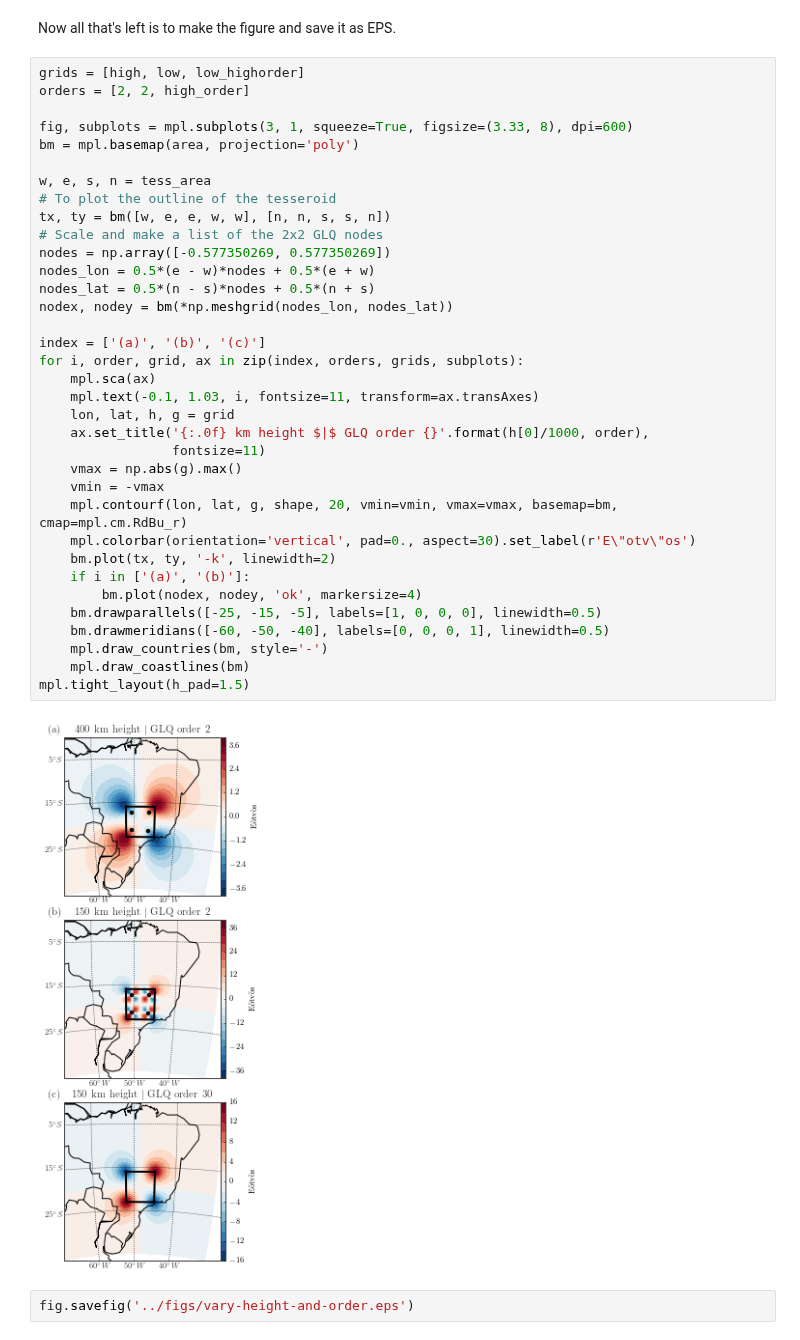
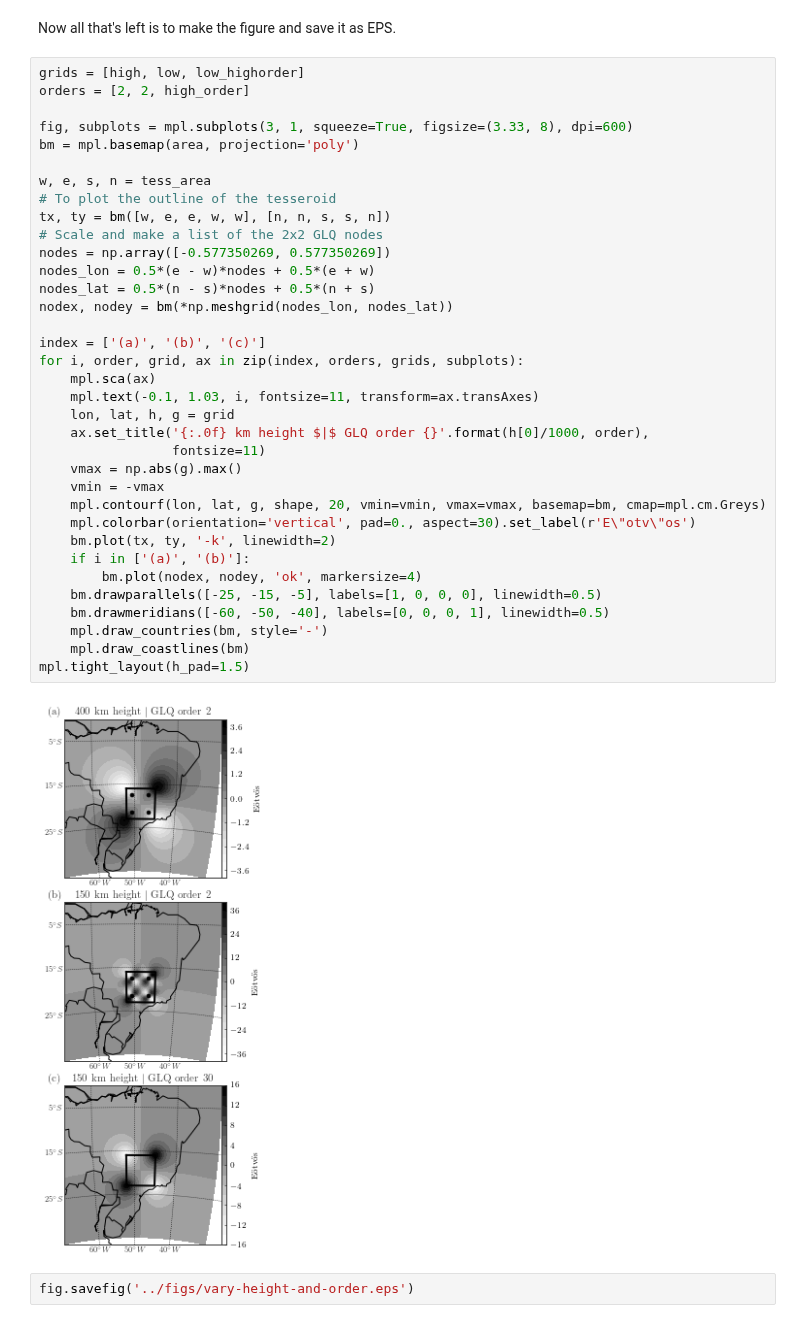
Before and after one commit to pinga-lab/paper-tesseroids, a Jupyter notebook: notebooks/methods_figures.ipynb, the cells around one changed output. Saved outputs shown, nothing was run; the diff lists cells and outputs as text.

Commit message:
Update division fig and make sample in greys
Avoid color figures if I can to reduce the cost of the article. These
don't look bad in greys.

```diff
--- a/notebooks/methods_figures.ipynb
+++ b/notebooks/methods_figures.ipynb
@@ -88,35 +88,35 @@ fig, subplots = mpl.subplots(3, 1, squeeze=True, figsize=(3.33, 8), dpi=600)
 bm = mpl.basemap(area, projection='poly')
 
 w, e, s, n = tess_area
 # To plot the outline of the tesseroid
 tx, ty = bm([w, e, e, w, w], [n, n, s, s, n])
 # Scale and make a list of the 2x2 GLQ nodes
 nodes = np.array([-0.577350269, 0.577350269])
 nodes_lon = 0.5*(e - w)*nodes + 0.5*(e + w)
 nodes_lat = 0.5*(n - s)*nodes + 0.5*(n + s)
 nodex, nodey = bm(*np.meshgrid(nodes_lon, nodes_lat))
 
 index = ['(a)', '(b)', '(c)']
 for i, order, grid, ax in zip(index, orders, grids, subplots):
     mpl.sca(ax)
     mpl.text(-0.1, 1.03, i, fontsize=11, transform=ax.transAxes)
     lon, lat, h, g = grid
     ax.set_title('{:.0f} km height $|$ GLQ order {}'.format(h[0]/1000, order),
                  fontsize=11)
     vmax = np.abs(g).max()
     vmin = -vmax
-    mpl.contourf(lon, lat, g, shape, 20, vmin=vmin, vmax=vmax, basemap=bm, cmap=mpl.cm.RdBu_r)
+    mpl.contourf(lon, lat, g, shape, 20, vmin=vmin, vmax=vmax, basemap=bm, cmap=mpl.cm.Greys)
     mpl.colorbar(orientation='vertical', pad=0., aspect=30).set_label(r'E\"otv\"os')
     bm.plot(tx, ty, '-k', linewidth=2)
     if i in ['(a)', '(b)']:
         bm.plot(nodex, nodey, 'ok', markersize=4)
     bm.drawparallels([-25, -15, -5], labels=[1, 0, 0, 0], linewidth=0.5)
     bm.drawmeridians([-60, -50, -40], labels=[0, 0, 0, 1], linewidth=0.5)
     mpl.draw_countries(bm, style='-')
     mpl.draw_coastlines(bm)
 mpl.tight_layout(h_pad=1.5)
 # %% [output]
-[figure, old version]
+[figure, new version]
 # %%
 fig.savefig('../figs/vary-height-and-order.eps')
 # %% [markdown]
```
Also changed, not shown: parts of 6 cells of this notebook, 5 other files.
